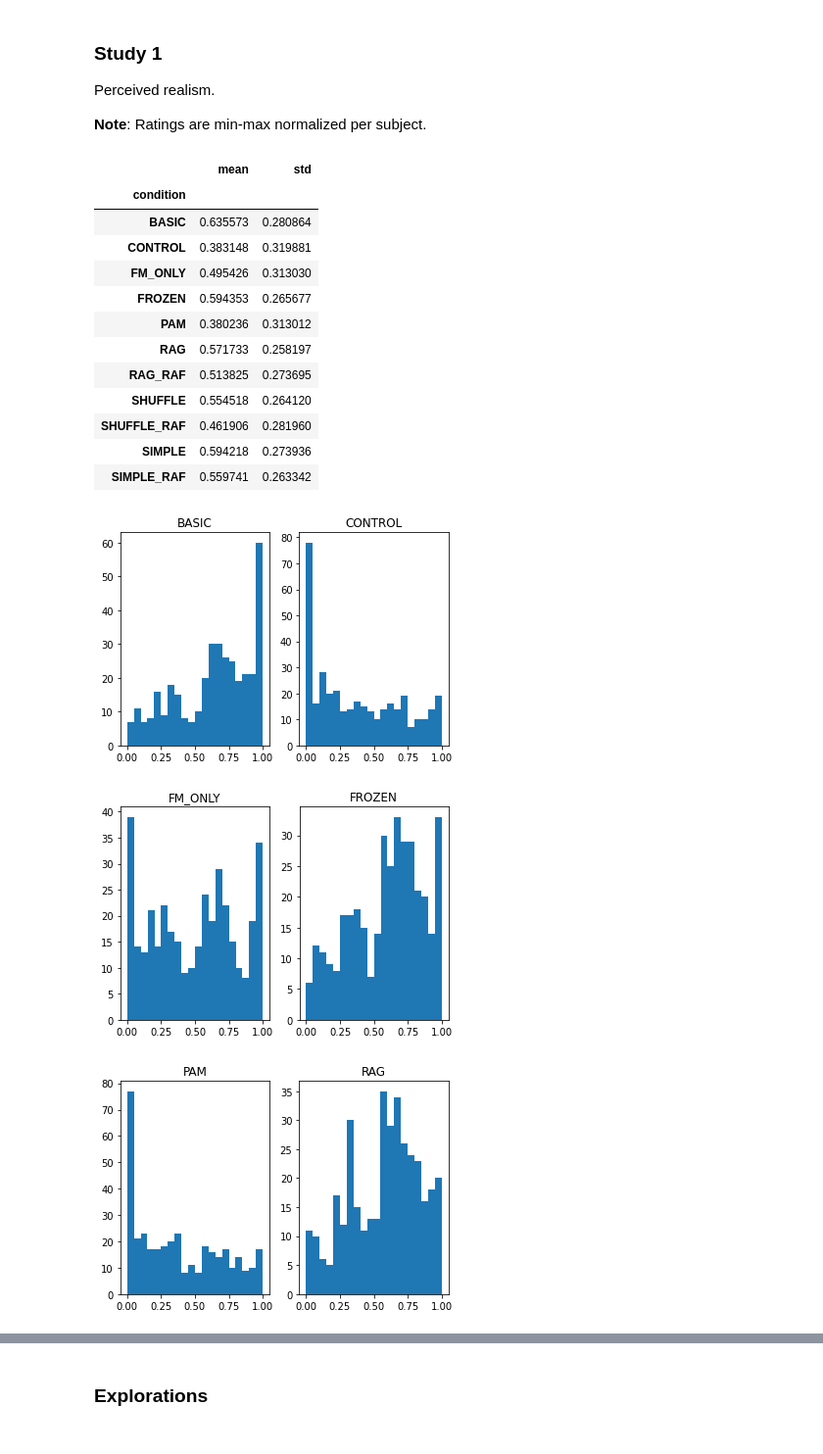
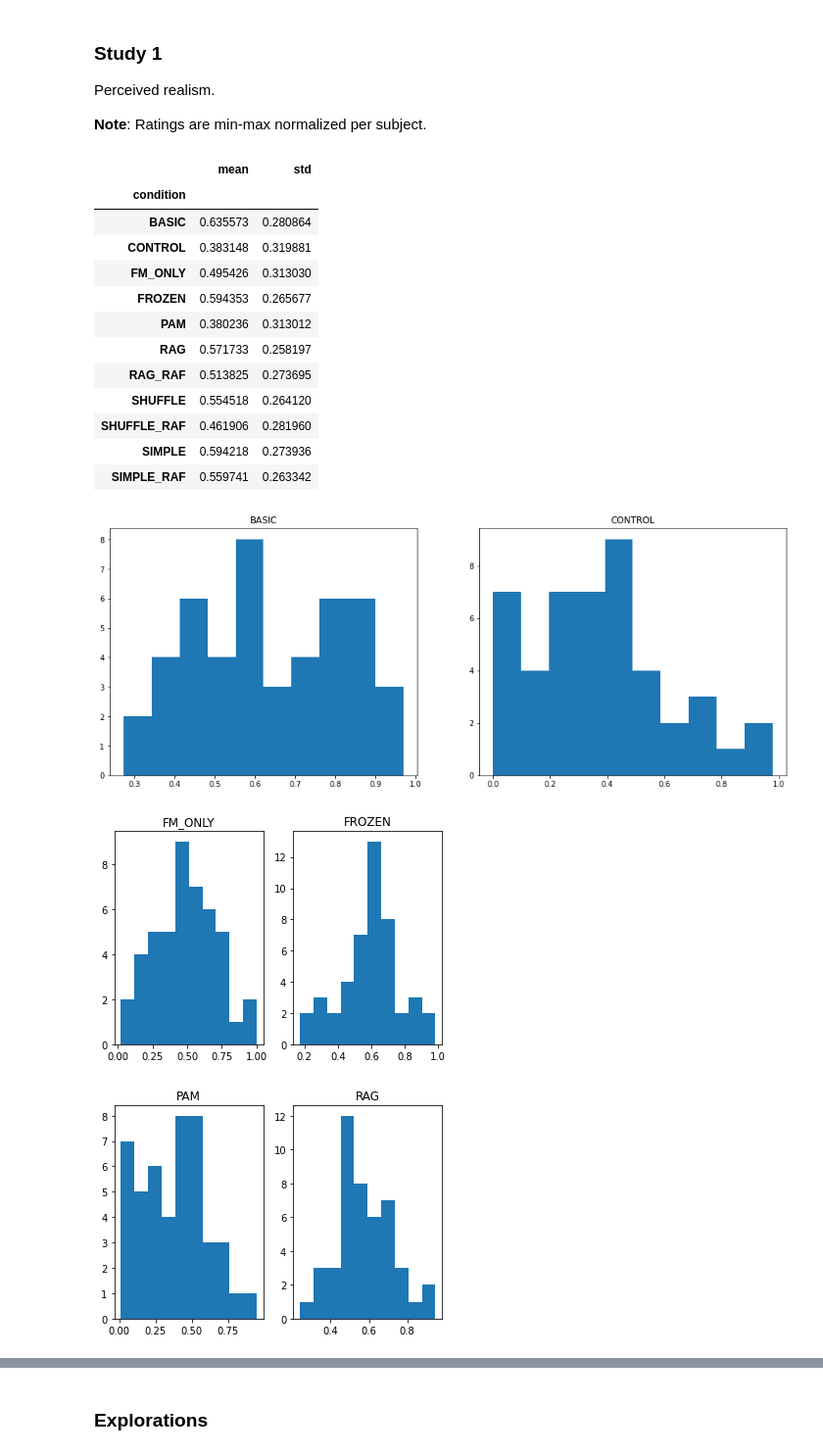
Before and after one commit to maxsolomonhenry/amp_mod, a Jupyter notebook: data/experimental_data_analysis.ipynb, the cells around one changed output, grey strips where cells are left out. Shown at 98% size. Saved outputs shown, nothing was run; the diff lists cells and outputs as text; code cells hidden in the pictures.

```diff
--- a/data/experimental_data_analysis.ipynb
+++ b/data/experimental_data_analysis.ipynb
@@ -106,6 +153,7 @@ def min_max_norm(df):
 **Note**:
 Results are min-max normalized per subject.
 # %%
+dpi = 300
 study_type = 0
 df = load('./prolific/*.csv')
 df = isolate_study(df, study_type)
@@ -117,7 +165,8 @@ df = min_max_norm(df)
 df = df.reset_index(drop=True)
 
 display(get_summary(df))
-response_histograms(df, 20)
+box_plot(df, study_type, savefig=True, dpi=dpi)
+response_histograms(df, 10)
 # %% [output]
 |  | mean | std |
 | condition |  |  |
@@ -148,30 +197,31 @@ Ratings are min-max normalized per subject.
 # %%
 study_type = 1
 df = load('./prolific/*.csv')
 df = isolate_study(df, study_type)
 df = extract_trials(df)
 df = normalize_slider(df)
 df = extract_subject(df)
 df = extract_condition(df)
 df = min_max_norm(df)
 df = df.reset_index(drop=True)
 
 display(get_summary(df))
-response_histograms(df, 20)
+box_plot(df, study_type, savefig=True, dpi=dpi)
+response_histograms(df, 10)
 # %% [output]
 |  | mean | std |
 | condition |  |  |
 | BASIC | 0.635573 | 0.280864 |
 | CONTROL | 0.383148 | 0.319881 |
 | FM_ONLY | 0.495426 | 0.313030 |
 | FROZEN | 0.594353 | 0.265677 |
 | PAM | 0.380236 | 0.313012 |
 | RAG | 0.571733 | 0.258197 |
 | RAG_RAF | 0.513825 | 0.273695 |
 | SHUFFLE | 0.554518 | 0.264120 |
 | SHUFFLE_RAF | 0.461906 | 0.281960 |
 | SIMPLE | 0.594218 | 0.273936 |
 | SIMPLE_RAF | 0.559741 | 0.263342 |
-[figure, old version]
+[figure, new version]
-[figure, old version]
+[figure, new version]
-[figure, old version]
+[figure, new version]
```
Also changed, not shown: parts of 9 cells of this notebook, 1 other file.
